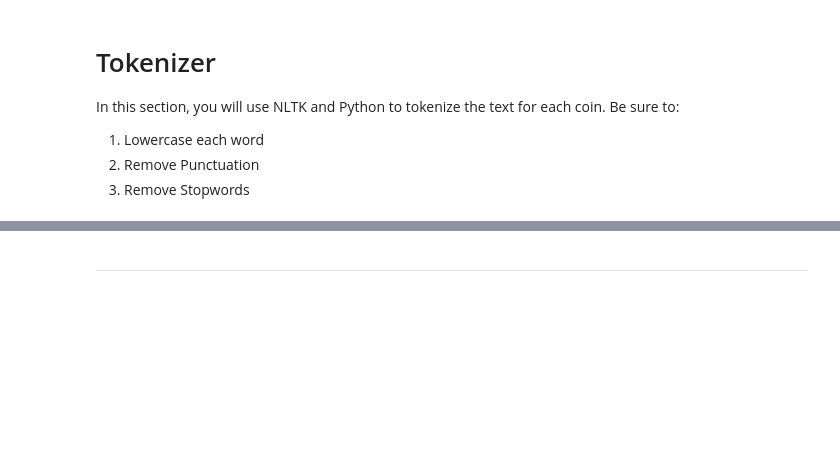
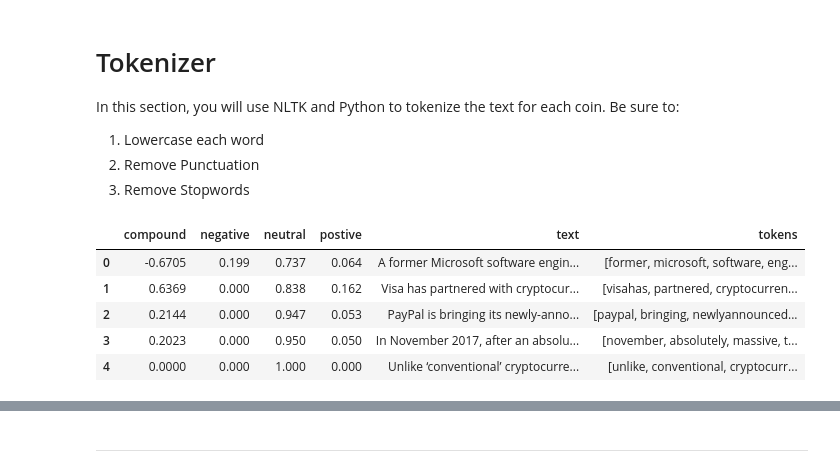
Before and after one commit to markmurdock11/nlp, a Jupyter notebook: Instructions/Starter_Code/crypto_sentiment.ipynb, the cells around one changed output, grey strips where cells are left out. Drawn from its saved outputs; the diff is of its cells as text; code cells hidden in the pictures; blank space fills up the shorter version.

```diff
--- a/Instructions/Starter_Code/crypto_sentiment.ipynb
+++ b/Instructions/Starter_Code/crypto_sentiment.ipynb
@@ -194 +165,12 @@ def tokenizer(text):
+# %%
+# adding tokens to the bitcoin dataframe
+bitcoin_df["tokens"] = bitcoin_df["text"].apply(tokenizer)
+bitcoin_df.head()
+# %% [output]
+|  | compound | negative | neutral | postive | text | tokens |
+| 0 | -0.6705 | 0.199 | 0.737 | 0.064 | A former Microsoft software engin... | [former, microsoft, software, eng... |
+| 1 | 0.6369 | 0.000 | 0.838 | 0.162 | Visa has partnered with cryptocur... | [visahas, partnered, cryptocurren... |
+| 2 | 0.2144 | 0.000 | 0.947 | 0.053 | PayPal is bringing its newly-anno... | [paypal, bringing, newlyannounced... |
+| 3 | 0.2023 | 0.000 | 0.950 | 0.050 | In November 2017, after an absolu... | [november, absolutely, massive, t... |
+| 4 | 0.0000 | 0.000 | 1.000 | 0.000 | Unlike ‘conventional’ cryptocurre... | [unlike, conventional, cryptocurr... |
 # %%
```
Also changed, not shown: parts of 9 cells of this notebook.
